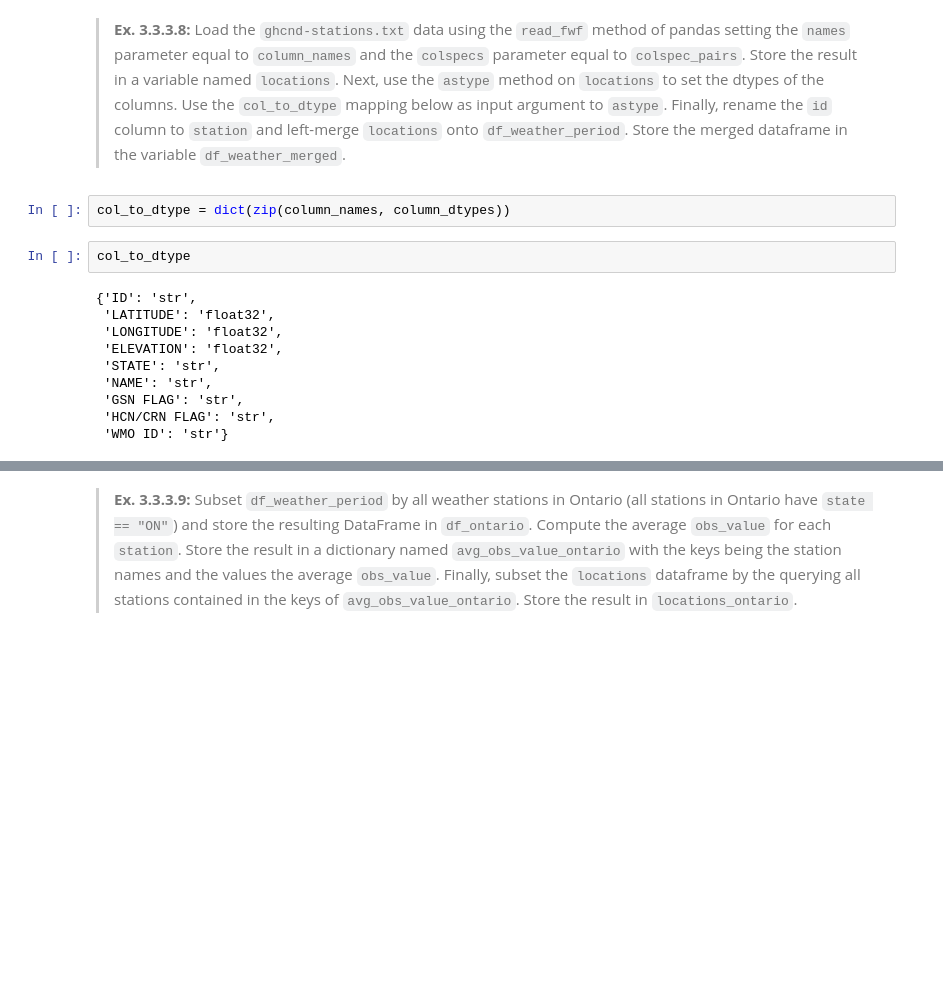
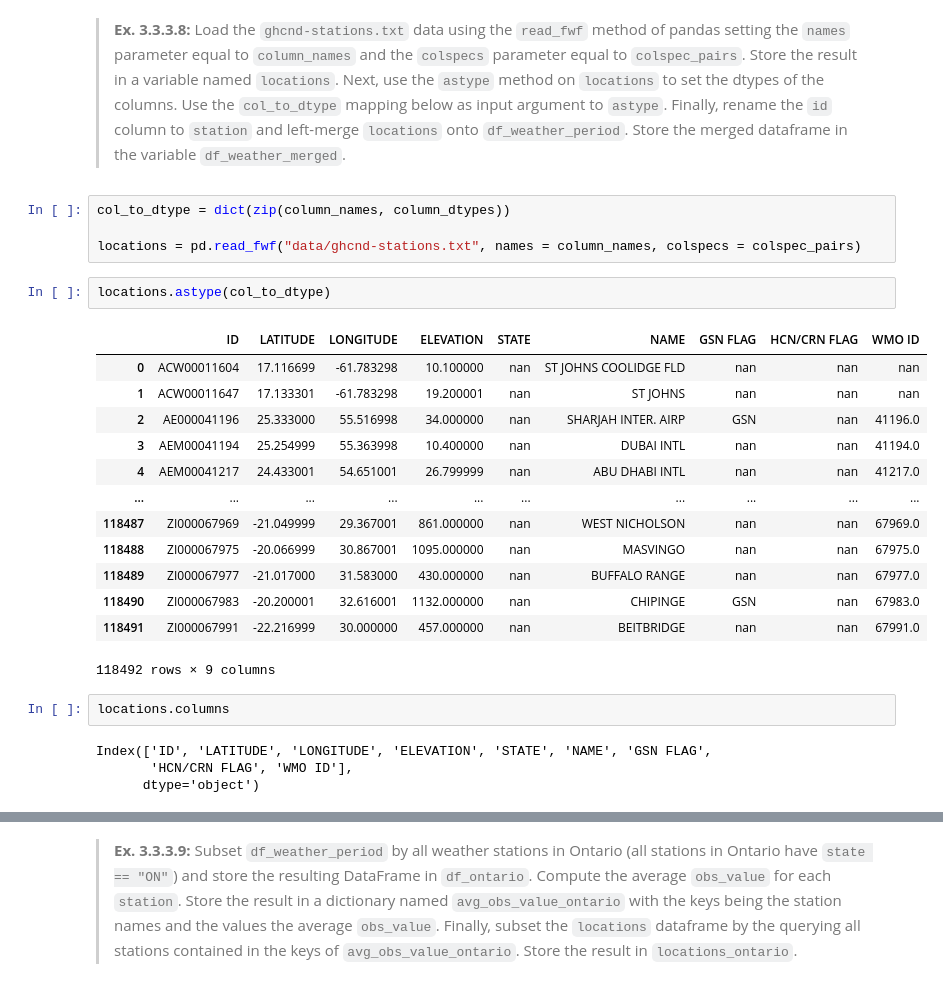
Before and after one commit to mbilsen/Housing-Prices-in-Denmark, a Jupyter notebook: assignment1/assignment_1.ipynb, the cells around one changed output, grey strips where cells are left out. Saved outputs shown, nothing was run; the diff lists cells and outputs as text; blank space fills up the shorter version.

```diff
--- a/assignment1/assignment_1.ipynb
+++ b/assignment1/assignment_1.ipynb
@@ -486,15 +476,27 @@ column_dtypes
 > **Ex. 3.3.3.8:** Load the `ghcnd-stations.txt` data using the `read_fwf` method of pandas setting the `names` parameter equal to `column_names` and the `colspecs` parameter equal to  `colspec_pairs`. Store the result in a variable named `locations`. Next, use the `astype` method on `locations` to set the dtypes of the columns. Use the `col_to_dtype` mapping below as input argument to `astype`. Finally, rename the `id` column to `station` and left-merge `locations` onto `df_weather_period`. Store the merged dataframe in the variable `df_weather_merged`.
 # %%
 col_to_dtype = dict(zip(column_names, column_dtypes))
+
+locations = pd.read_fwf("data/ghcnd-stations.txt", names = column_names, colspecs = colspec_pairs)
-# %%
-col_to_dtype
-# %% [output]
-{'ID': 'str',
- 'LATITUDE': 'float32',
- 'LONGITUDE': 'float32',
- 'ELEVATION': 'float32',
- 'STATE': 'str',
- 'NAME': 'str',
- 'GSN FLAG': 'str',
- 'HCN/CRN FLAG': 'str',
- 'WMO ID': 'str'}
+# %%
+locations.astype(col_to_dtype)
+# %% [output]
+|  | ID | LATITUDE | LONGITUDE | ELEVATION | STATE | NAME | GSN FLAG | HCN/CRN FLAG | WMO ID |
+| 0 | ACW00011604 | 17.116699 | -61.783298 | 10.100000 | nan | ST JOHNS COOLIDGE FLD | nan | nan | nan |
+| 1 | ACW00011647 | 17.133301 | -61.783298 | 19.200001 | nan | ST JOHNS | nan | nan | nan |
+| 2 | AE000041196 | 25.333000 | 55.516998 | 34.000000 | nan | SHARJAH INTER. AIRP | GSN | nan | 41196.0 |
+| 3 | AEM00041194 | 25.254999 | 55.363998 | 10.400000 | nan | DUBAI INTL | nan | nan | 41194.0 |
+| 4 | AEM00041217 | 24.433001 | 54.651001 | 26.799999 | nan | ABU DHABI INTL | nan | nan | 41217.0 |
+| ... | ... | ... | ... | ... | ... | ... | ... | ... | ... |
+| 118487 | ZI000067969 | -21.049999 | 29.367001 | 861.000000 | nan | WEST NICHOLSON | nan | nan | 67969.0 |
+| 118488 | ZI000067975 | -20.066999 | 30.867001 | 1095.000000 | nan | MASVINGO | nan | nan | 67975.0 |
+| 118489 | ZI000067977 | -21.017000 | 31.583000 | 430.000000 | nan | BUFFALO RANGE | nan | nan | 67977.0 |
+| 118490 | ZI000067983 | -20.200001 | 32.616001 | 1132.000000 | nan | CHIPINGE | GSN | nan | 67983.0 |
+| 118491 | ZI000067991 | -22.216999 | 30.000000 | 457.000000 | nan | BEITBRIDGE | nan | nan | 67991.0 |
+118492 rows × 9 columns
+# %%
+locations.columns
+# %% [output]
+Index(['ID', 'LATITUDE', 'LONGITUDE', 'ELEVATION', 'STATE', 'NAME', 'GSN FLAG',
+       'HCN/CRN FLAG', 'WMO ID'],
+      dtype='object')
```
Also changed, not shown: parts of 12 cells of this notebook.
